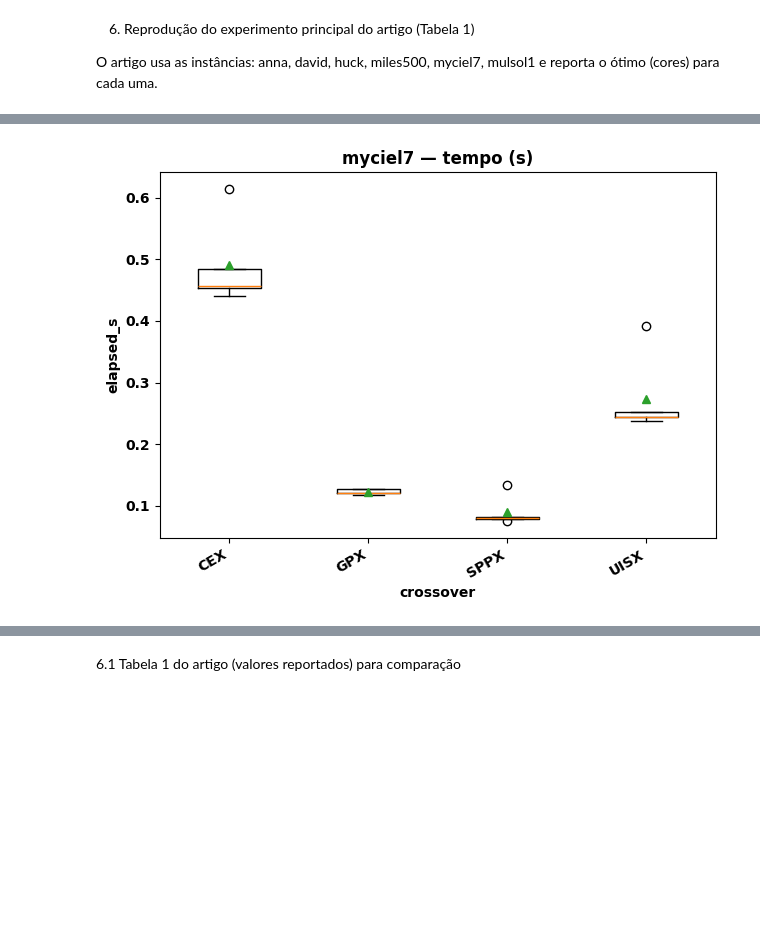
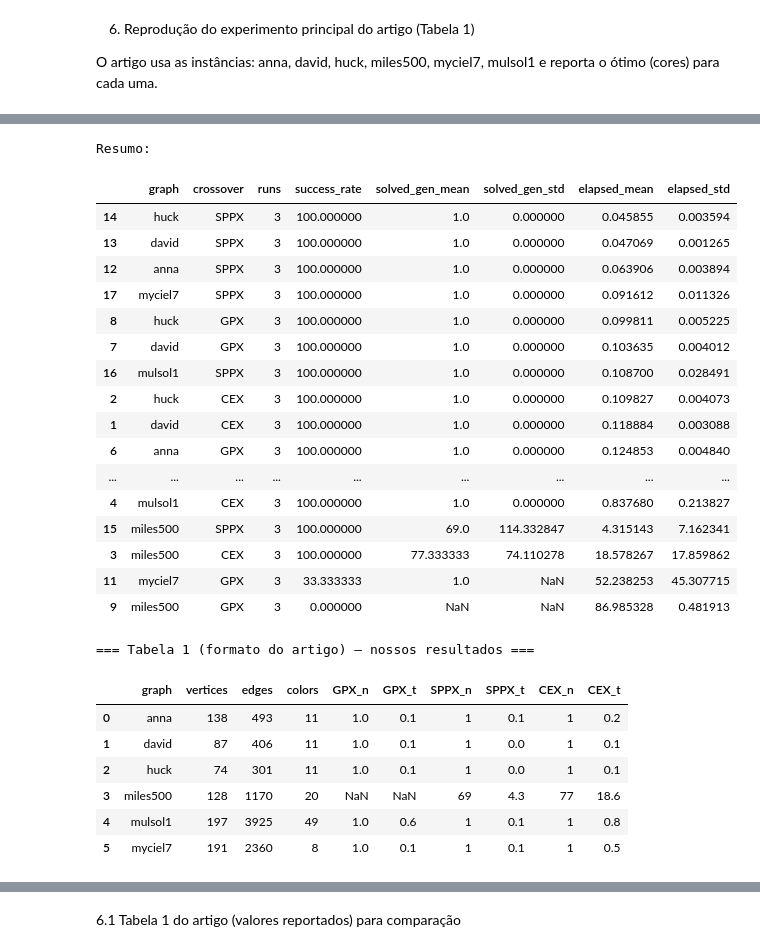
Before and after one commit to marcella314/aplicacao-algoritmosGeneticos-inteligenciaComp_2025-2, a Jupyter notebook: Trabalho2_PGA_GCP_notebook.ipynb, the cells around one changed output, grey strips where cells are left out. Drawn from its saved outputs; the diff is of its cells as text; code cells hidden in the pictures; blank space fills up the shorter version.

```diff
--- a/Trabalho2_PGA_GCP_notebook.ipynb
+++ b/Trabalho2_PGA_GCP_notebook.ipynb
@@ -637,6 +846,9 @@ out["solved_gen"], out["best_conflicts"], out["best_C"], out["history"].shape
 
 O artigo usa as instâncias: anna, david, huck, miles500, myciel7, mulsol1 e reporta o ótimo (cores) para cada uma.
 # %%
+# %% [markdown]
+# ## 6) Reprodução do experimento principal do artigo (Tabela 1) — sem gráficos
+
 ARTICLE_TARGET_COLORS = {
     "anna": 11, "david": 11, "huck": 11, "miles500": 20, "myciel7": 8, "mulsol1": 49
 }
@@ -644,9 +856,9 @@ ARTICLE_TARGET_COLORS = {
 INST_DIR = "./instances"
 BENCH_FILES = {name: os.path.join(INST_DIR, f"{name}.col") for name in ARTICLE_TARGET_COLORS.keys()}
 
-def load_benchmarks(files: Dict[str,str]) -> Dict[str,Graph]:
+def load_benchmarks(files: Dict[str, str]) -> Dict[str, Graph]:
     out = {}
-    for name,path in files.items():
+    for name, path in files.items():
         if os.path.exists(path):
             out[name] = read_dimacs_col(path)
             print(f"Loaded {name}: n={out[name].n} m={out[name].m}")
@@ -655,18 +867,27 @@ def load_benchmarks(files: Dict[str,str]) -> Dict[str,Graph]:
     return out
 
 bench_graphs = load_benchmarks(BENCH_FILES)
-bench_graphs.keys()
+print("Grafos carregados:", list(bench_graphs.keys()))
 
-RUNS = 5     # troque para 30 quando estiver OK
+RUNS = 3
 MAX_GEN = 500
 
-base = PGAParams(pop_size=60, islands=3, max_generations=MAX_GEN, migration_interval=5, migration_size=5,
-                 migration_scheme="best", mutation="first_fit", mutation_prob=0.1, elitism=1)
+base = PGAParams(
+    pop_size=60,
+    islands=3,                 # o artigo usa 3 na Tabela 1
+    max_generations=MAX_GEN,
+    migration_interval=5,
+    migration_size=5,
+    migration_scheme="best",
+    mutation="first_fit",
+    mutation_prob=0.1,
+    elitism=0
+)
 
-CROSSOVERS = ["UISX","GPX","SPPX","CEX"]
+CROSSOVERS = ["GPX", "SPPX", "CEX"]
 
 rows = []
-for gname,g in bench_graphs.items():
+for gname, g in bench_graphs.items():
     target = ARTICLE_TARGET_COLORS[gname]
     for cx in CROSSOVERS:
         p = PGAParams(**{**base.__dict__, "crossover": cx})
@@ -676,21 +897,24 @@ for gname,g in bench_graphs.items():
         rows.append(df)
 
 df_main = pd.concat(rows, ignore_index=True) if rows else pd.DataFrame()
-df_main.head()
+
+# mostra amostra
+print("\nAmostra df_main:")
+display(df_main.head(10))
 
 if len(df_main) > 0:
     summary = summarize_runs(df_main)
-    summary[["graph","crossover","runs","success_rate","solved_gen_mean","solved_gen_std","elapsed_mean","elapsed_std"]].head(20)
+    print("\nResumo:")
+    display(summary[["graph", "crossover", "runs", "success_rate",
+                     "solved_gen_mean", "solved_gen_std",
+                     "elapsed_mean", "elapsed_std"]])
+
+    print("\n=== Tabela 1 (formato do artigo) — nossos resultados ===")
+    table1_ours = make_table1_like(df_main, bench_graphs, ARTICLE_TARGET_COLORS, crossovers=tuple(CROSSOVERS))
+    display(table1_ours)
+    print(table1_ours.to_string(index=False))
 else:
-    print("Sem dados (faltam instâncias em ./instances/)")
-
-if len(df_main) > 0:
-    df_succ = df_main[df_main["solved_gen"].notna()].copy()
-    for gname in sorted(df_main["graph"].unique()):
-        sub_s = df_succ[df_succ["graph"] == gname]
-        if len(sub_s) > 0:
-            boxplot_metric(sub_s, "solved_gen", by="crossover", title=f"{gname} — solved_gen (sucessos)")
-        boxplot_metric(df_main[df_main["graph"]==gname], "elapsed_s", by="crossover", title=f"{gname} — tempo (s)")
+    print("Sem dados (faltam instâncias em ./instances/).")
 # %% [output]
 Loaded anna: n=138 m=493
 Loaded david: n=87 m=406
@@ -712 +927,0 @@ Loaded mulsol1: n=197 m=3925
-[figure, removed]
@@ -712,0 +939,26 @@ Loaded mulsol1: n=197 m=3925
+Resumo:
+|  | graph | crossover | runs | success_rate | solved_gen_mean | solved_gen_std | elapsed_mean | elapsed_std |
+| 14 | huck | SPPX | 3 | 100.000000 | 1.0 | 0.000000 | 0.045855 | 0.003594 |
+| 13 | david | SPPX | 3 | 100.000000 | 1.0 | 0.000000 | 0.047069 | 0.001265 |
+| 12 | anna | SPPX | 3 | 100.000000 | 1.0 | 0.000000 | 0.063906 | 0.003894 |
+| 17 | myciel7 | SPPX | 3 | 100.000000 | 1.0 | 0.000000 | 0.091612 | 0.011326 |
+| 8 | huck | GPX | 3 | 100.000000 | 1.0 | 0.000000 | 0.099811 | 0.005225 |
+| 7 | david | GPX | 3 | 100.000000 | 1.0 | 0.000000 | 0.103635 | 0.004012 |
+| 16 | mulsol1 | SPPX | 3 | 100.000000 | 1.0 | 0.000000 | 0.108700 | 0.028491 |
+| 2 | huck | CEX | 3 | 100.000000 | 1.0 | 0.000000 | 0.109827 | 0.004073 |
+| 1 | david | CEX | 3 | 100.000000 | 1.0 | 0.000000 | 0.118884 | 0.003088 |
+| 6 | anna | GPX | 3 | 100.000000 | 1.0 | 0.000000 | 0.124853 | 0.004840 |
+| ... | ... | ... | ... | ... | ... | ... | ... | ... |
+| 4 | mulsol1 | CEX | 3 | 100.000000 | 1.0 | 0.000000 | 0.837680 | 0.213827 |
+| 15 | miles500 | SPPX | 3 | 100.000000 | 69.0 | 114.332847 | 4.315143 | 7.162341 |
+| 3 | miles500 | CEX | 3 | 100.000000 | 77.333333 | 74.110278 | 18.578267 | 17.859862 |
+| 11 | myciel7 | GPX | 3 | 33.333333 | 1.0 | NaN | 52.238253 | 45.307715 |
+| 9 | miles500 | GPX | 3 | 0.000000 | NaN | NaN | 86.985328 | 0.481913 |
+=== Tabela 1 (formato do artigo) — nossos resultados ===
+|  | graph | vertices | edges | colors | GPX_n | GPX_t | SPPX_n | SPPX_t | CEX_n | CEX_t |
+| 0 | anna | 138 | 493 | 11 | 1.0 | 0.1 | 1 | 0.1 | 1 | 0.2 |
+| 1 | david | 87 | 406 | 11 | 1.0 | 0.1 | 1 | 0.0 | 1 | 0.1 |
+| 2 | huck | 74 | 301 | 11 | 1.0 | 0.1 | 1 | 0.0 | 1 | 0.1 |
+| 3 | miles500 | 128 | 1170 | 20 | NaN | NaN | 69 | 4.3 | 77 | 18.6 |
+| 4 | mulsol1 | 197 | 3925 | 49 | 1.0 | 0.6 | 1 | 0.1 | 1 | 0.8 |
+| 5 | myciel7 | 191 | 2360 | 8 | 1.0 | 0.1 | 1 | 0.1 | 1 | 0.5 |
```
Also changed, not shown: parts of 14 cells of this notebook.
